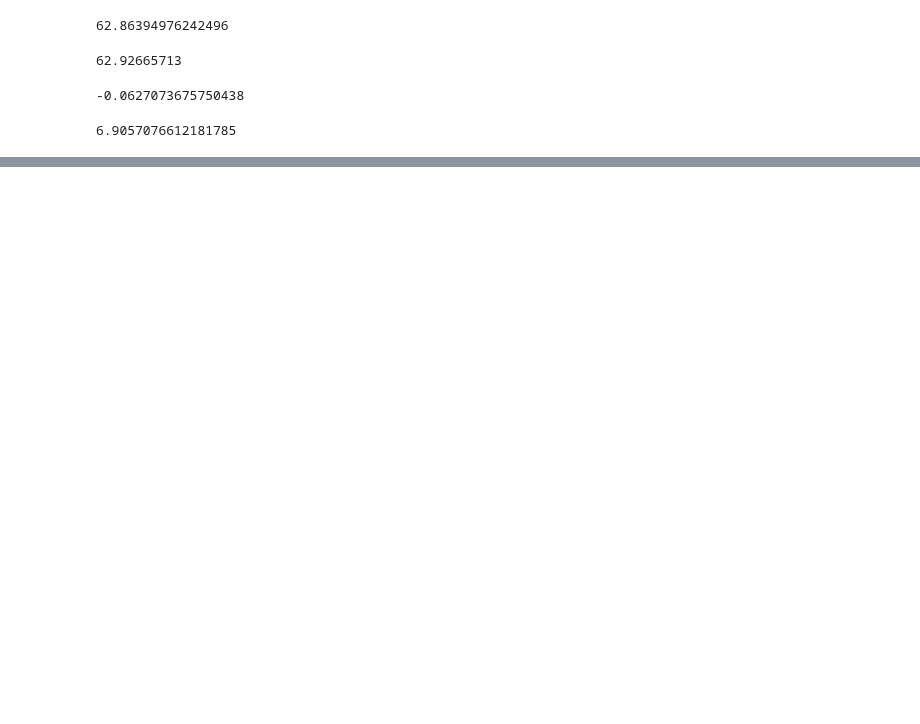
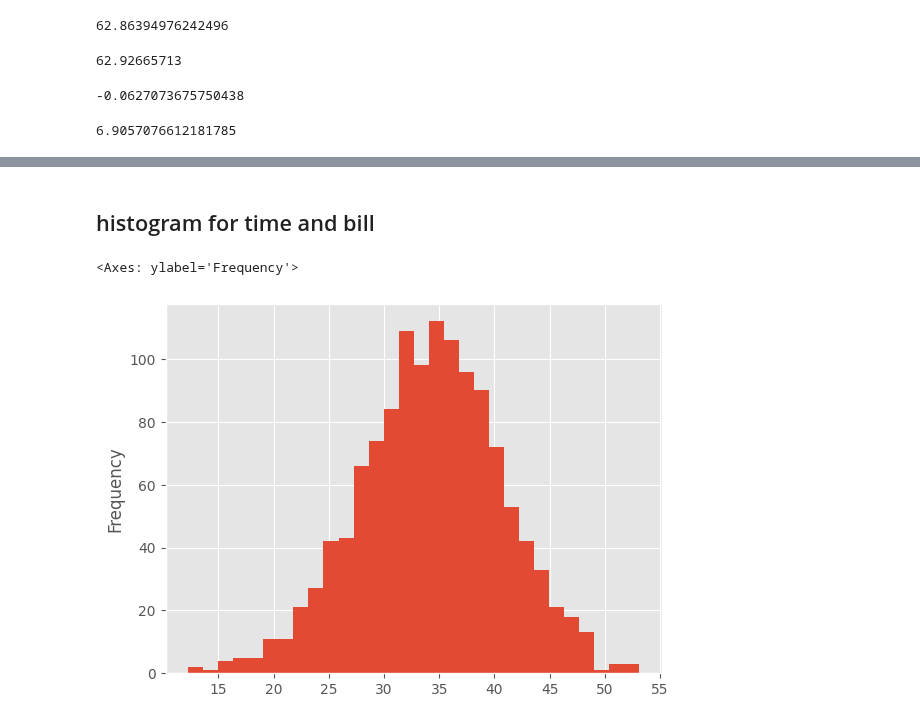
Before and after one commit to Manish-Kumar-9782/Tutorials-, a Jupyter notebook: Python DataScience/matplotlib.ipynb, the cells around one changed output, grey strips where cells are left out. Drawn from its saved outputs; the diff is of its cells as text; code cells hidden in the pictures; blank space fills up the shorter version.

```diff
--- a/Python DataScience/matplotlib.ipynb
+++ b/Python DataScience/matplotlib.ipynb
@@ -77,0 +130,7 @@ df.temperature.std()
+# %% [markdown]
+## histogram for time and bill
+# %%
+df.time.plot.hist(bins=30)
+# %% [output]
+<Axes: ylabel='Frequency'>
+[figure, added]
```
Also changed, not shown: parts of 19 cells of this notebook.
